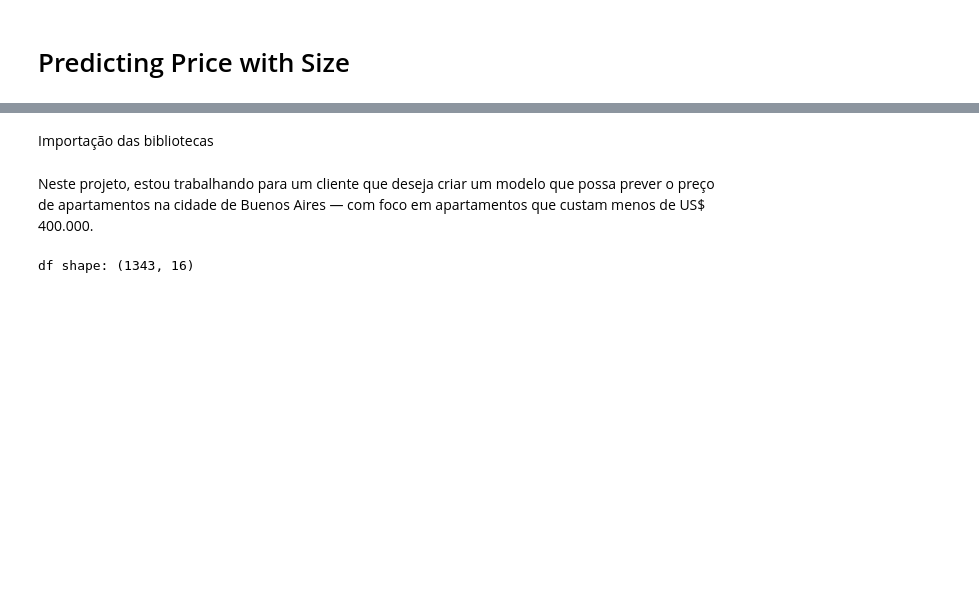
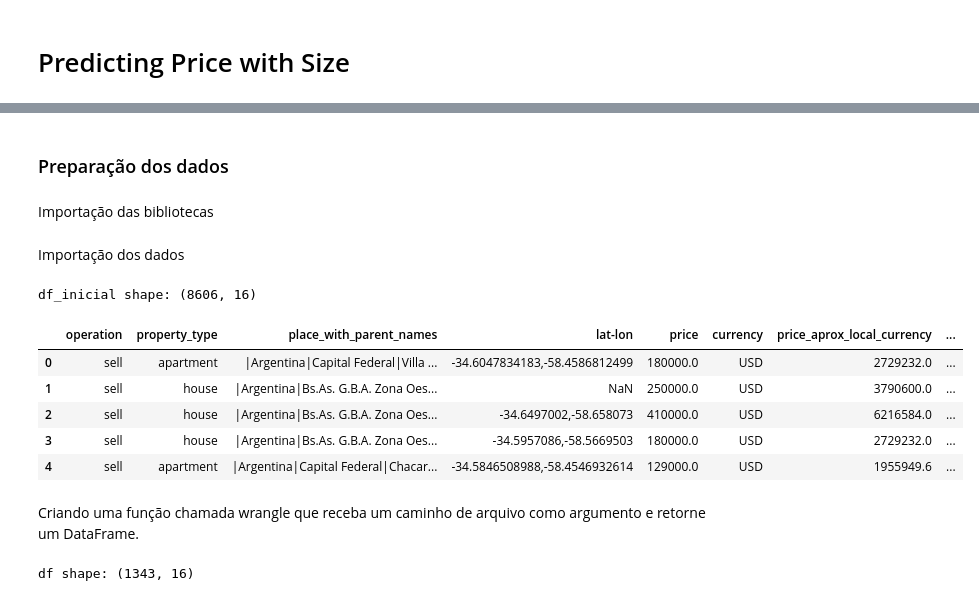
Before and after one commit to filipebvs/projetos_analise_de_dados, a Jupyter notebook: previsao_de_precos.ipynb, the cells around one changed output, grey strips where cells are left out. Cells and saved outputs as stored; diff of their text form; code cells hidden in the pictures; blank space fills up the shorter version.

```diff
--- a/previsao_de_precos.ipynb
+++ b/previsao_de_precos.ipynb
@@ -3,3 +5,5 @@
+# %% [markdown]
+### Preparação dos dados
 # %% [markdown]
 Importação das bibliotecas
 # %%
@@ -11,8 +15,22 @@ from sklearn.metrics import mean_absolute_error
 from sklearn.utils.validation import check_is_fitted
 
 warnings.simplefilter(action="ignore", category=FutureWarning)
-# %% [markdown]
-Neste projeto, estou trabalhando para um cliente que deseja criar um modelo que possa prever o preço de apartamentos na cidade de Buenos Aires — com foco em apartamentos que custam menos de US$ 400.000.
+# %% [markdown]
+Importação dos dados
+# %%
+df_inicial = pd.read_csv('/content/buenos-aires-real-estate-1.csv')
+print("df_inicial shape:", df_inicial.shape)
+df_inicial.head()
+# %% [output]
+df_inicial shape: (8606, 16)
+|  | operation | property_type | place_with_parent_names | lat-lon | price | currency | price_aprox_local_currency | ... |
+| 0 | sell | apartment | |Argentina|Capital Federal|Villa ... | -34.6047834183,-58.4586812499 | 180000.0 | USD | 2729232.0 | ... |
+| 1 | sell | house | |Argentina|Bs.As. G.B.A. Zona Oes... | NaN | 250000.0 | USD | 3790600.0 | ... |
+| 2 | sell | house | |Argentina|Bs.As. G.B.A. Zona Oes... | -34.6497002,-58.658073 | 410000.0 | USD | 6216584.0 | ... |
+| 3 | sell | house | |Argentina|Bs.As. G.B.A. Zona Oes... | -34.5957086,-58.5669503 | 180000.0 | USD | 2729232.0 | ... |
+| 4 | sell | apartment | |Argentina|Capital Federal|Chacar... | -34.5846508988,-58.4546932614 | 129000.0 | USD | 1955949.6 | ... |
+# %% [markdown]
+Criando uma função chamada wrangle que receba um caminho de arquivo como argumento e retorne um DataFrame.
 # %%
 def wrangle(filepath):
     #Import CVS
```
Also changed, not shown: parts of 6 cells of this notebook.
